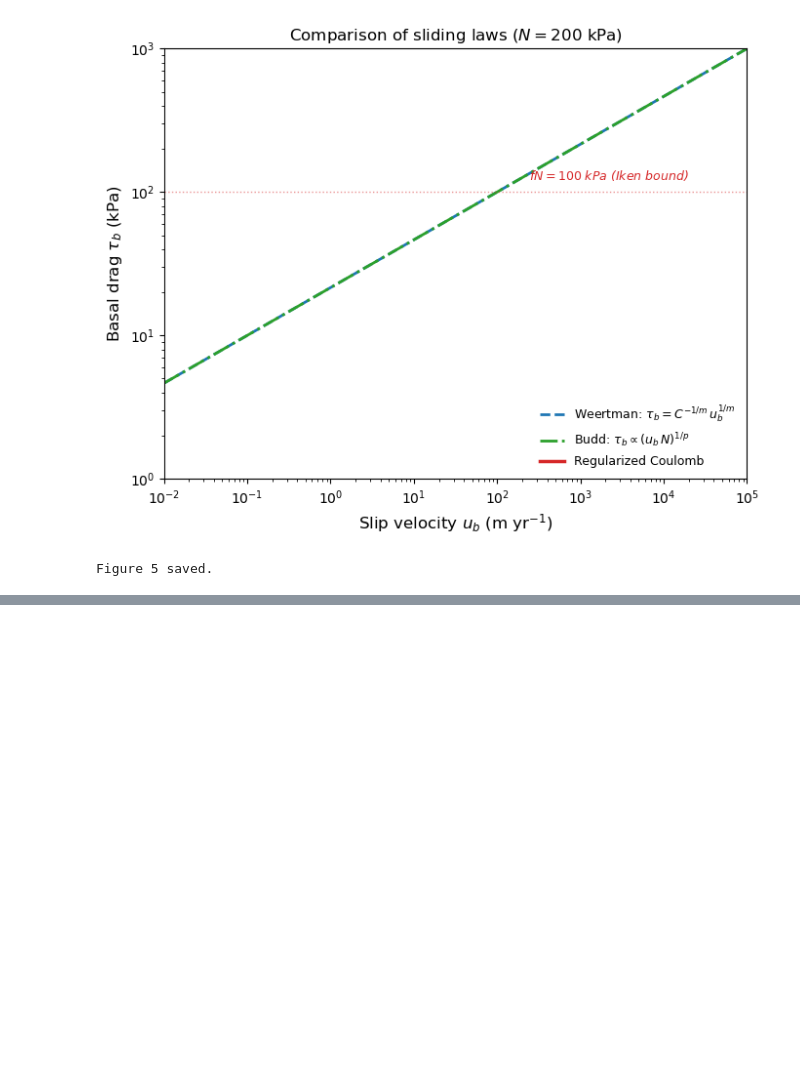
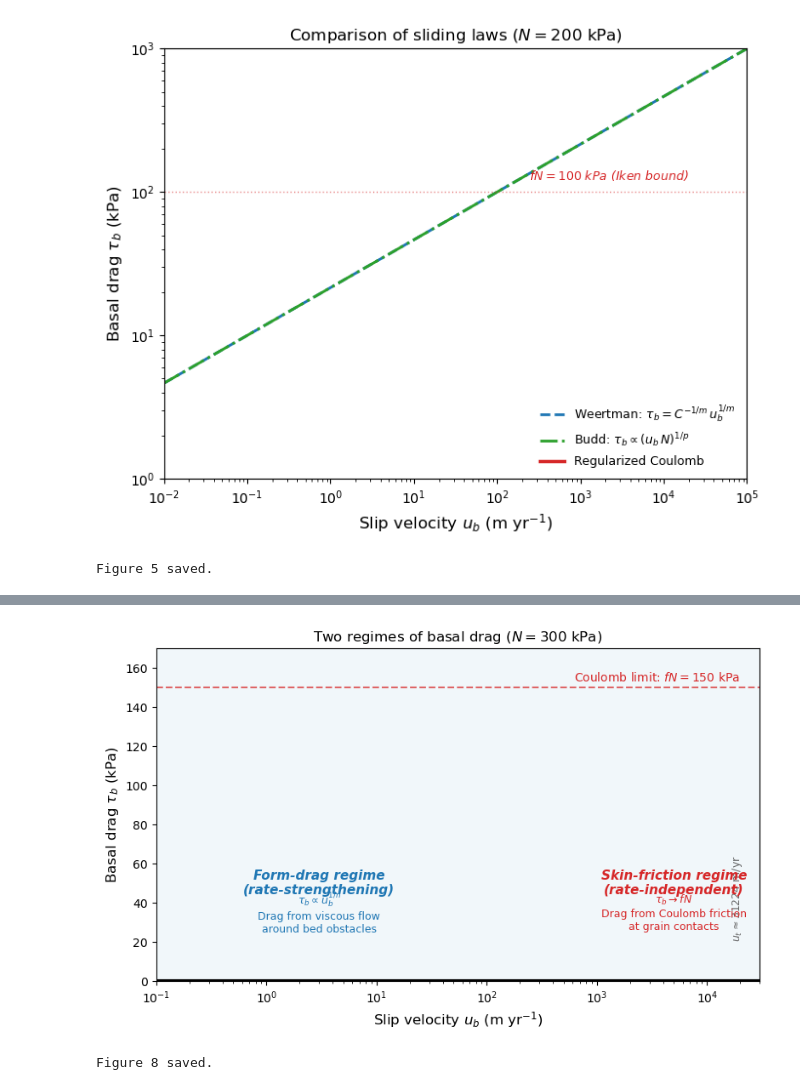
Before and after one commit to bminchew/courses_glacier_dynamics, a Jupyter notebook: 2026/lecture_notes/latex/basal_sliding/basal_sliding_figures_executed.ipynb, the cells around one changed output, grey strips where cells are left out. Drawn from its saved outputs; the diff is of its cells as text; code cells hidden in the pictures; blank space fills up the shorter version.

```diff
--- a/2026/lecture_notes/latex/basal_sliding/basal_sliding_figures_executed.ipynb
+++ b/2026/lecture_notes/latex/basal_sliding/basal_sliding_figures_executed.ipynb
@@ -336,0 +528,63 @@ Figure 5 saved.
+# %%
+# ---- Fig 8: form drag vs skin friction annotated sliding law ----
+
+N_fig8 = 0.3e6  # Pa
+u_b_fig8 = np.logspace(-1, 4.5, 1000)  # m/yr
+C_s_fig8 = 0.5
+n_fig8 = 3
+
+tau_fig8 = tau_b_schoof(u_b_fig8, N_fig8, C_s_fig8, n_fig8, A_sl, 0.5)
+
+# Find transition velocity (where tau reaches ~90% of Coulomb limit)
+coulomb_limit = C_s_fig8 * N_fig8
+idx_trans = np.argmin(np.abs(tau_fig8 - 0.85 * coulomb_limit))
+u_trans = u_b_fig8[idx_trans]
+
+fig, ax = plt.subplots(figsize=(8, 5))
+
+ax.semilogx(u_b_fig8, tau_fig8 / 1e3, 'k-', lw=3)
+
+# Coulomb limit
+ax.axhline(coulomb_limit / 1e3, color='#d62728', ls='--', lw=1.5, alpha=0.7)
+ax.text(2e4, coulomb_limit / 1e3 + 3, f'Coulomb limit: $fN = {coulomb_limit/1e3:.0f}$ kPa',
+        fontsize=10, ha='right', color='#d62728')
+
+# Transition velocity
+ax.axvline(u_trans, color='gray', ls=':', lw=1, alpha=0.5)
+ax.text(u_trans * 0.7, 20, f'$u_t \\approx {u_trans:.0f}$ m/yr', fontsize=9,
+        ha='right', color='0.4', rotation=90, va='bottom')
+
+# Shade form-drag regime
+ax.axvspan(0.1, u_trans, alpha=0.06, color='#1f77b4')
+ax.text(3, 50, 'Form-drag regime\n(rate-strengthening)',
+        fontsize=11, ha='center', va='center', color='#1f77b4',
+        fontweight='bold', style='italic')
+ax.text(3, 35, '$\\tau_b \\propto u_b^{1/n}$\nDrag from viscous flow\naround bed obstacles',
+        fontsize=9, ha='center', va='center', color='#1f77b4')
+
+# Shade skin-friction regime
+ax.axvspan(u_trans, 3e4, alpha=0.06, color='#d62728')
+ax.text(5000, 50, 'Skin-friction regime\n(rate-independent)',
+        fontsize=11, ha='center', va='center', color='#d62728',
+        fontweight='bold', style='italic')
+ax.text(5000, 35, '$\\tau_b \\to fN$\nDrag from Coulomb friction\nat grain contacts',
+        fontsize=9, ha='center', va='center', color='#d62728')
+
+# Arrow showing the transition
+ax.annotate('transition', xy=(u_trans, 120), xytext=(u_trans * 5, 110),
+            fontsize=9, ha='left', color='0.3',
+            arrowprops=dict(arrowstyle='->', color='0.3', lw=1.2))
+
+ax.set_xlabel('Slip velocity $u_b$ (m yr$^{-1}$)', fontsize=12)
+ax.set_ylabel('Basal drag $\\tau_b$ (kPa)', fontsize=12)
+ax.set_xlim(0.1, 3e4)
+ax.set_ylim(0, 170)
+ax.set_title(f'Two regimes of basal drag ($N = {N_fig8/1e3:.0f}$ kPa)', fontsize=12)
+
+fig.tight_layout()
+fig.savefig('figures/fig08_form_drag_skin_friction.pdf', bbox_inches='tight')
+plt.show()
+print('Figure 8 saved.')
+# %% [output]
+[figure, added]
+Figure 8 saved.
```
Also changed, not shown: parts of 9 cells of this notebook, 14 other files.
